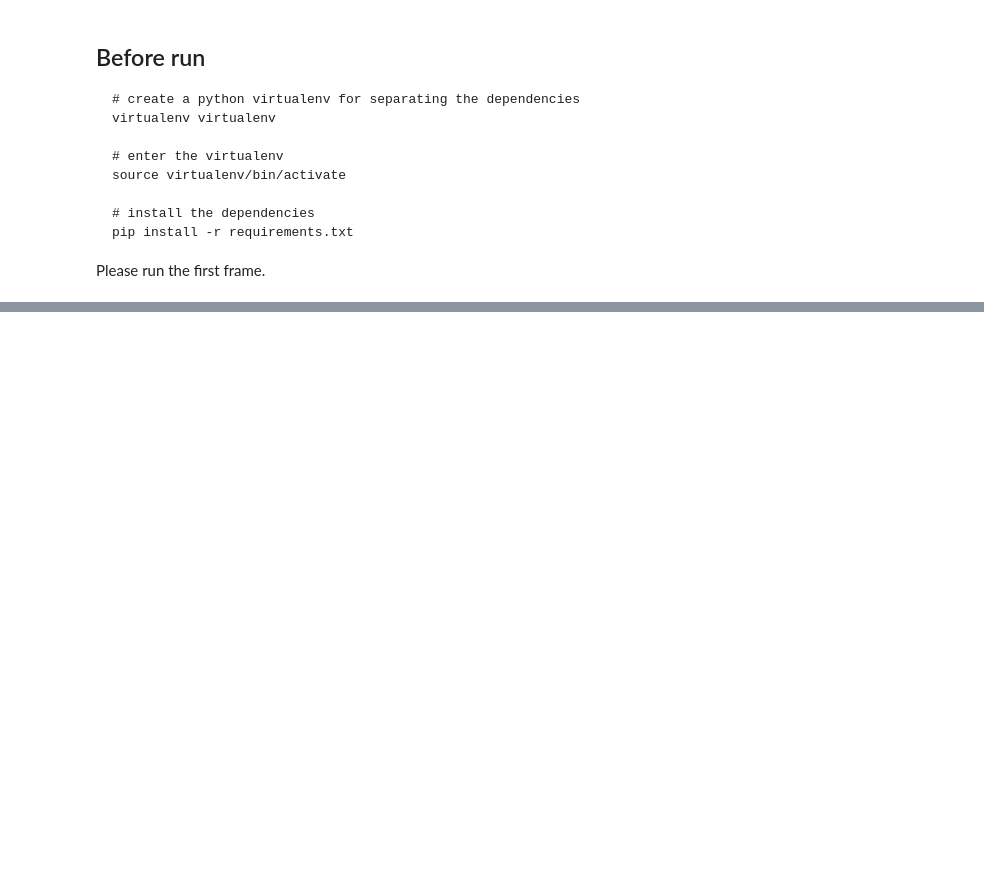
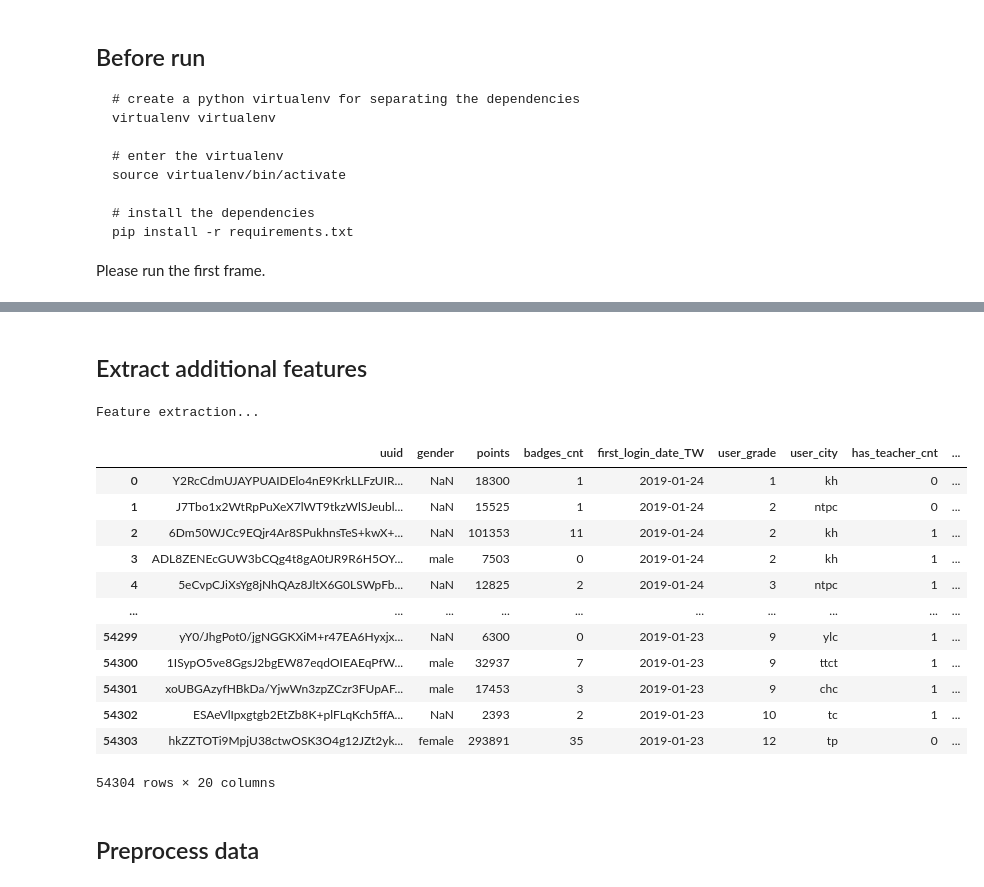
Before and after one commit to s171243/02289-Computational-tools, a Jupyter notebook: submission.ipynb, the cells around one changed output, grey strips where cells are left out. Drawn from its saved outputs; the diff is of its cells as text; code cells hidden in the pictures; blank space fills up the shorter version.

```diff
--- a/submission.ipynb
+++ b/submission.ipynb
@@ -62,3 +90,5 @@ df_u, df_pr, df_c = load_data_raw()
+# %% [markdown]
+## Extract additional features
 # %%
 df_pr = remove_problems_with_total_time_outliers(df_pr)
 
@@ -70,8 +100,23 @@ if USE_MAPREDUCE:
     X = _extract_additional_user_features(df_u, df_pr, df_c)
 else:
     X = extract_additional_user_features(df_u, df_pr, df_c)
-
-print(X)
-log("Preprocessing...")
-user_features = U_features()
-X: pd.DataFrame = preprocess_df(df=X, o_features=user_features)
+# %% [output]
+Feature extraction...
+# %%
+X
+# %% [output]
+|  | uuid | gender | points | badges_cnt | first_login_date_TW | user_grade | user_city | has_teacher_cnt | ... |
+| 0 | Y2RcCdmUJAYPUAIDElo4nE9KrkLLFzUIR... | NaN | 18300 | 1 | 2019-01-24 | 1 | kh | 0 | ... |
+| 1 | J7Tbo1x2WtRpPuXeX7lWT9tkzWlSJeubl... | NaN | 15525 | 1 | 2019-01-24 | 2 | ntpc | 0 | ... |
+| 2 | 6Dm50WJCc9EQjr4Ar8SPukhnsTeS+kwX+... | NaN | 101353 | 11 | 2019-01-24 | 2 | kh | 1 | ... |
+| 3 | ADL8ZENEcGUW3bCQg4t8gA0tJR9R6H5OY... | male | 7503 | 0 | 2019-01-24 | 2 | kh | 1 | ... |
+| 4 | 5eCvpCJiXsYg8jNhQAz8JltX6G0LSWpFb... | NaN | 12825 | 2 | 2019-01-24 | 3 | ntpc | 1 | ... |
+| ... | ... | ... | ... | ... | ... | ... | ... | ... | ... |
+| 54299 | yY0/JhgPot0/jgNGGKXiM+r47EA6Hyxjx... | NaN | 6300 | 0 | 2019-01-23 | 9 | ylc | 1 | ... |
+| 54300 | 1ISypO5ve8GgsJ2bgEW87eqdOIEAEqPfW... | male | 32937 | 7 | 2019-01-23 | 9 | ttct | 1 | ... |
+| 54301 | xoUBGAzyfHBkDa/YjwWn3zpZCzr3FUpAF... | male | 17453 | 3 | 2019-01-23 | 9 | chc | 1 | ... |
+| 54302 | ESAeVlIpxgtgb2EtZb8K+plFLqKch5ffA... | NaN | 2393 | 2 | 2019-01-23 | 10 | tc | 1 | ... |
+| 54303 | hkZZTOTi9MpjU38ctwOSK3O4g12JZt2yk... | female | 293891 | 35 | 2019-01-23 | 12 | tp | 0 | ... |
+54304 rows × 20 columns
+# %% [markdown]
+## Preprocess data
```
Also changed, not shown: parts of 12 cells of this notebook.
